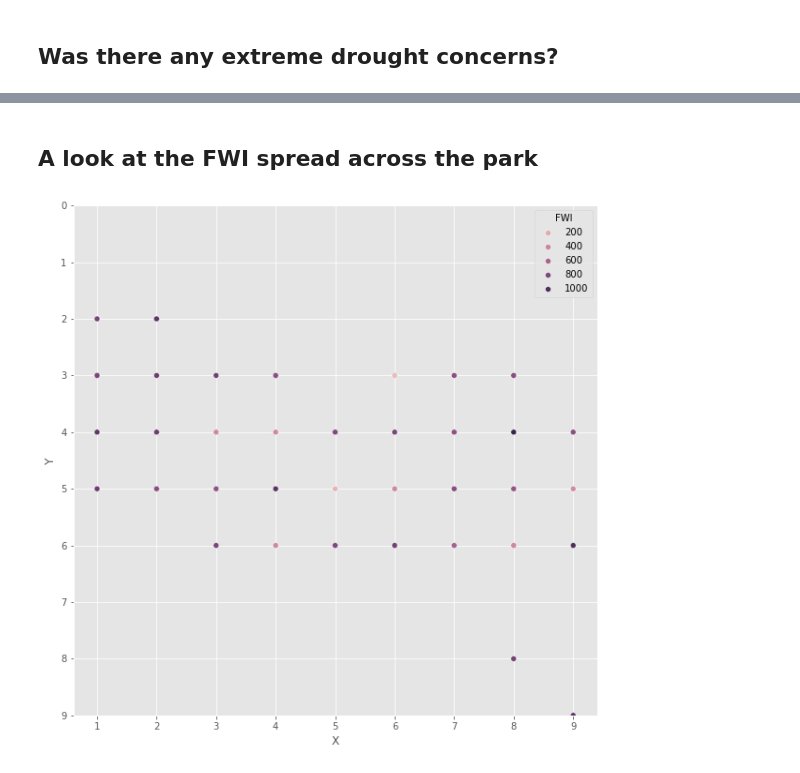
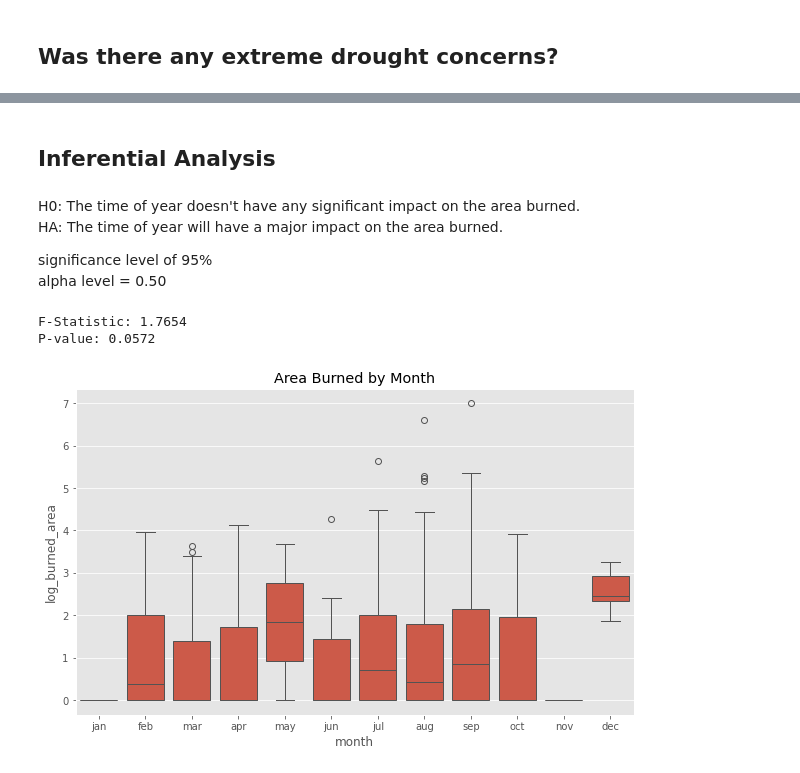
Before and after one commit to dmm4613/forest-fires-eda, a Jupyter notebook: forest-fire-eda.ipynb, the cells around one changed output, grey strips where cells are left out. Saved outputs shown, nothing was run; the diff lists cells and outputs as text; code cells hidden in the pictures.

Commit message:
added an inferential question

```diff
--- a/forest-fire-eda.ipynb
+++ b/forest-fire-eda.ipynb
@@ -68,3 +67,0 @@ df.head(3)
-# %%
-df['BUI'] = df['DMC'] + df['DC']
-df['FWI'] = df['ISI'] + df['BUI']
@@ -79,12 +67,0 @@ BUI + ISI = FWI
-# %%
-cols = list(df.columns.values)
-df = df[['X', 'Y',
- 'month', 'day',
- 'FFMC', 'wind', 'ISI',
- 'DMC', 'DC', 'BUI',
- 'FWI',
- 'RH',
- 'rain',
- 'temp',
- 'area',
- 'log_burned_area']]
@@ -91,7 +92,7 @@ df = df[['X', 'Y',
 # %% [markdown]
 RH (Relative Humidity), Temperature, Rain, and Wind are all used to calculate FFMC, DMC, DC with Wind being a unit required to determine ISI. So let's drop those three values since they aren't needed.
 # %%
-df_cleaned = df.drop(['rain', 'temp', 'RH'], axis=1)
+df_cleaned = df.drop(['FFMC', 'DMC', 'DC', 'ISI'], axis=1)
 # %%
 df_cleaned.describe()
 # %% [output]
@@ -176,11 +177,8 @@ df_sorted = df_cleaned.sort_values(by=['month_num', 'day_num'])
 df_cleaned = df_cleaned[['X', 'Y',
  'month', 'month_num',
  'day', 'day_num',
- 'FFMC', 'wind', 'ISI',
- 'DMC', 'DC', 'BUI',
- 'FWI',
- 'area',
- 'log_burned_area']].sort_values(by='month_num', ascending=True)
+ 'temp', 'wind', 'rain', 'RH',
+ 'area', 'log_burned_area']].sort_values(by='month_num', ascending=True)
 # %%
 # Aggregate data to handle duplicate Month, Day pairs (e.g., sum the burned areas)
 df_agg_time = df_sorted.groupby(['month', 'day'], sort=False).agg({'area': 'sum'}).reset_index()
@@ -258,11 +259,28 @@ plt.show()
-# %% [markdown]
-## A look at the FWI spread across the park
+# %% [markdown]
+## Inferential Analysis
+# %% [markdown]
+H0: The time of year doesn't have any significant impact on the area burned.\
+HA: The time of year will have a major impact on the area burned.
+
+significance level of 95%\
+alpha level = 0.50
+# %%
+from scipy.stats import f_oneway
+
+alpha = 1 - .95
+
+
+grouped_data = [df_cleaned[df_cleaned['month'] == month]['log_burned_area'] for month in df['month'].unique()]
+anove_result = f_oneway(*grouped_data)
+print(f'F-Statistic: {anove_result.statistic:.4f}')
+print(f'P-value: {anove_result.pvalue:.4f}')
+# %% [output]
+F-Statistic: 1.7654
+P-value: 0.0572
 # %%
-plt.figure(figsize=(10,10))
-
-sns.scatterplot(data=df_cleaned, x='X', y='Y', hue='FWI')
-plt.ylim(NY,0)
-
+plt.figure(figsize=(10, 6))
+sns.boxplot(x='month', y='log_burned_area', data=df_cleaned)
+plt.title('Area Burned by Month')
 plt.show()
 # %% [output]
-[figure, old version]
+[figure, new version]
```
Also changed, not shown: parts of 17 cells of this notebook.
